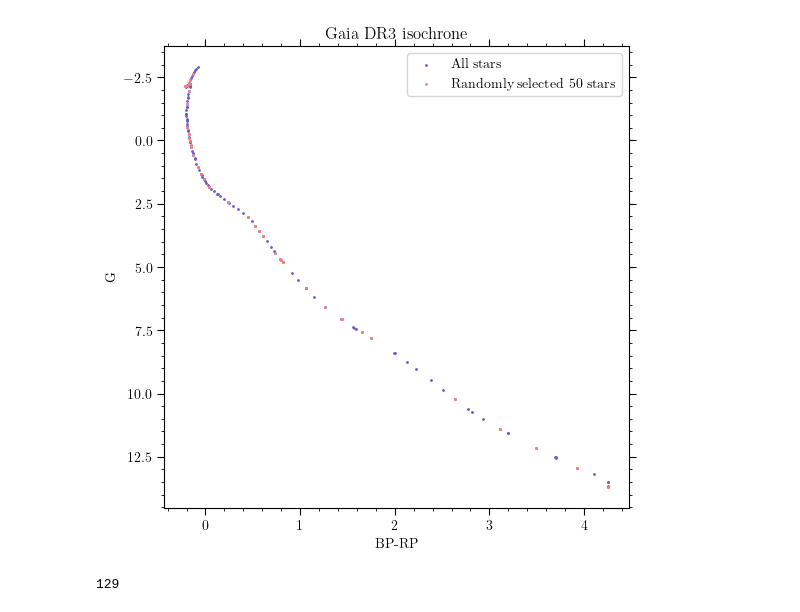
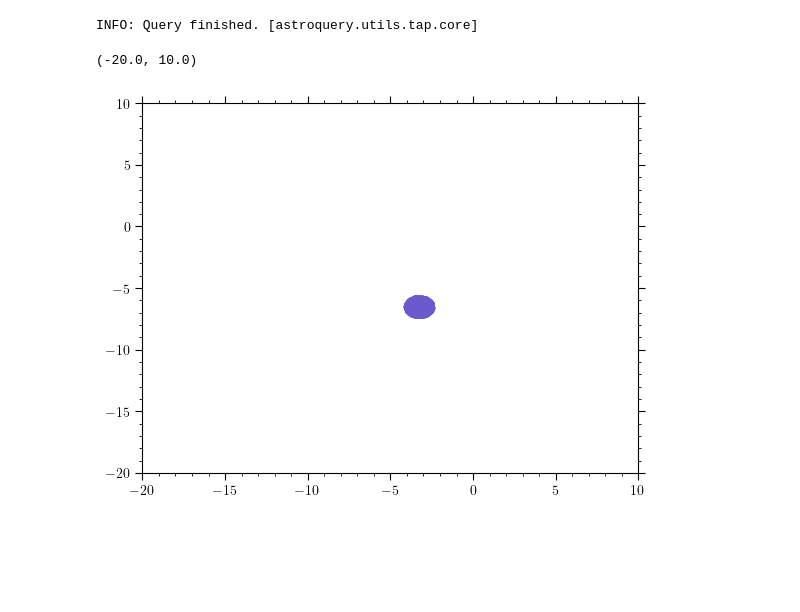
Before and after one commit to ravioli1369/gaia, a Jupyter notebook: week5.ipynb, the cells around one changed output. Cells and saved outputs as stored; diff of their text form; code cells hidden in the pictures; blank space fills up the shorter version.

```diff
--- a/week5.ipynb
+++ b/week5.ipynb
@@ -30,29 +22,36 @@ params={
     'axes.axisbelow':True
 }
 matplotlib.rcParams.update(params)
-# %%
-isochrone = pd.read_csv('isochrone.dat', sep='\s+')
-isochrone = pd.DataFrame(isochrone)
-#filtering red giants
-isochrone = isochrone[isochrone['logg'] > 3]
-bprp = np.array(isochrone['G_BPmag'] - isochrone['G_RPmag'])
-g = np.array(isochrone['Gmag'])
-random_index = randint(0, len(isochrone), 50)
-isochrone_new = isochrone.iloc[random_index]
-bprp_new = np.array(isochrone_new['G_BPmag'] - isochrone_new['G_RPmag'])
-g_new = np.array(isochrone_new['Gmag'])
-
-plt.figure(figsize=(6,6))
-plt.scatter(bprp, g, s=1, c='slateblue', label='All stars')
-plt.scatter(bprp_new, g_new, s=1, c='salmon', label='Randomly selected 50 stars')
-plt.gca().invert_yaxis()
-plt.xlabel('BP-RP')
-plt.ylabel('G')
-plt.title('Gaia DR3 isochrone')
-plt.legend()
-plt.show()
-
-print(len(isochrone))
-# %% [output]
-[figure, removed]
-129
+# %%
+ra_start, ra_end, dec_start, dec_end = f.query_ned('NGC 5139', radius=0.2)
+ruwe = 1.4
+query = '''SELECT top 10000 \
+source_id, ra, dec, parallax, phot_g_mean_mag, \
+phot_bp_mean_mag, phot_rp_mean_mag, pmra, pmdec, radial_velocity \
+FROM gaiadr3.gaia_source \
+WHERE ra between {} and {} \
+AND dec between {} and {} \
+AND ruwe < {} \
+AND pmra is not null \
+AND pmdec is not null \
+AND parallax > 0 \
+'''.format(ra_start, ra_end, dec_start, dec_end, ruwe)
+
+r = Gaia.launch_job_async(query).get_results()
+# %% [output]
+INFO: Query finished. [astroquery.utils.tap.core]
+# %%
+r_new = np.copy(r)
+for i in range(5):
+    clip = 3
+    mean_ra = np.mean(r_new['pmra'])
+    mean_dec = np.mean(r_new['pmdec'])
+    vel = np.sqrt((r_new['pmra']-mean_ra)**2 + (r_new['pmdec']-mean_dec)**2)
+    std_vel = np.std(vel, ddof=1)
+    r_new = r_new[vel < clip*std_vel]
+plt.plot(r_new['pmra'], r_new['pmdec'],'o', markersize=0.5, color='slateblue')
+plt.xlim(-20, 10)
+plt.ylim(-20, 10)
+# %% [output]
+(-20.0, 10.0)
+[figure, added]
```
Also changed, not shown: parts of 10 cells of this notebook, 3 other files.
